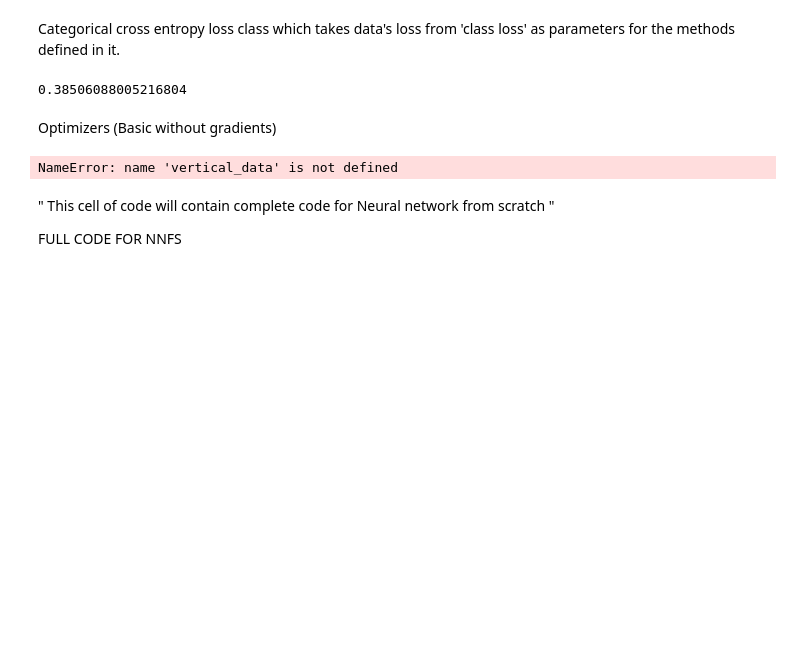
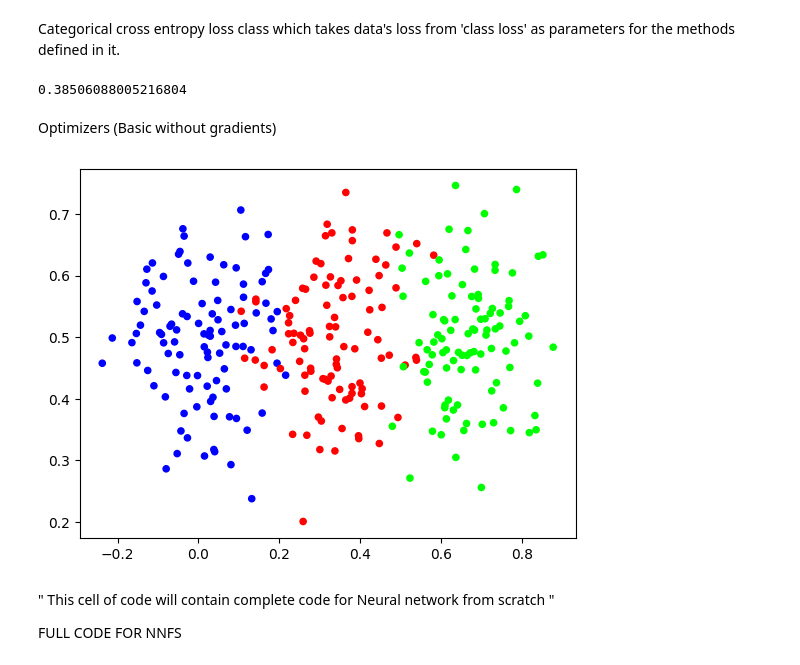
Before and after one commit to Syed-Abdullah-Abrar/AI-ML, a Jupyter notebook: NNFS.ipynb, the cells around one changed output. Saved outputs shown, nothing was run; the diff lists cells and outputs as text; code cells hidden in the pictures; blank space fills up the shorter version.

```diff
--- a/NNFS.ipynb
+++ b/NNFS.ipynb
@@ -299,10 +299,10 @@ Optimizers (Basic without gradients)
 # %%
 #Plotting virtual data set from nnfs module
 X, y = vertical_data(samples= 100, classes = 3)
-plt.scatter(X[:,0], X[:,1], c=y, s=40, cmap='brg')
+plt.scatter(X[:,0], X[:,1], c=y, s=20, cmap='brg')
 plt.show()
 # %% [output]
-NameError: name 'vertical_data' is not defined
+[figure, added]
 # %% [markdown]
 " This cell of code will contain complete code for Neural network from scratch "
 
```
